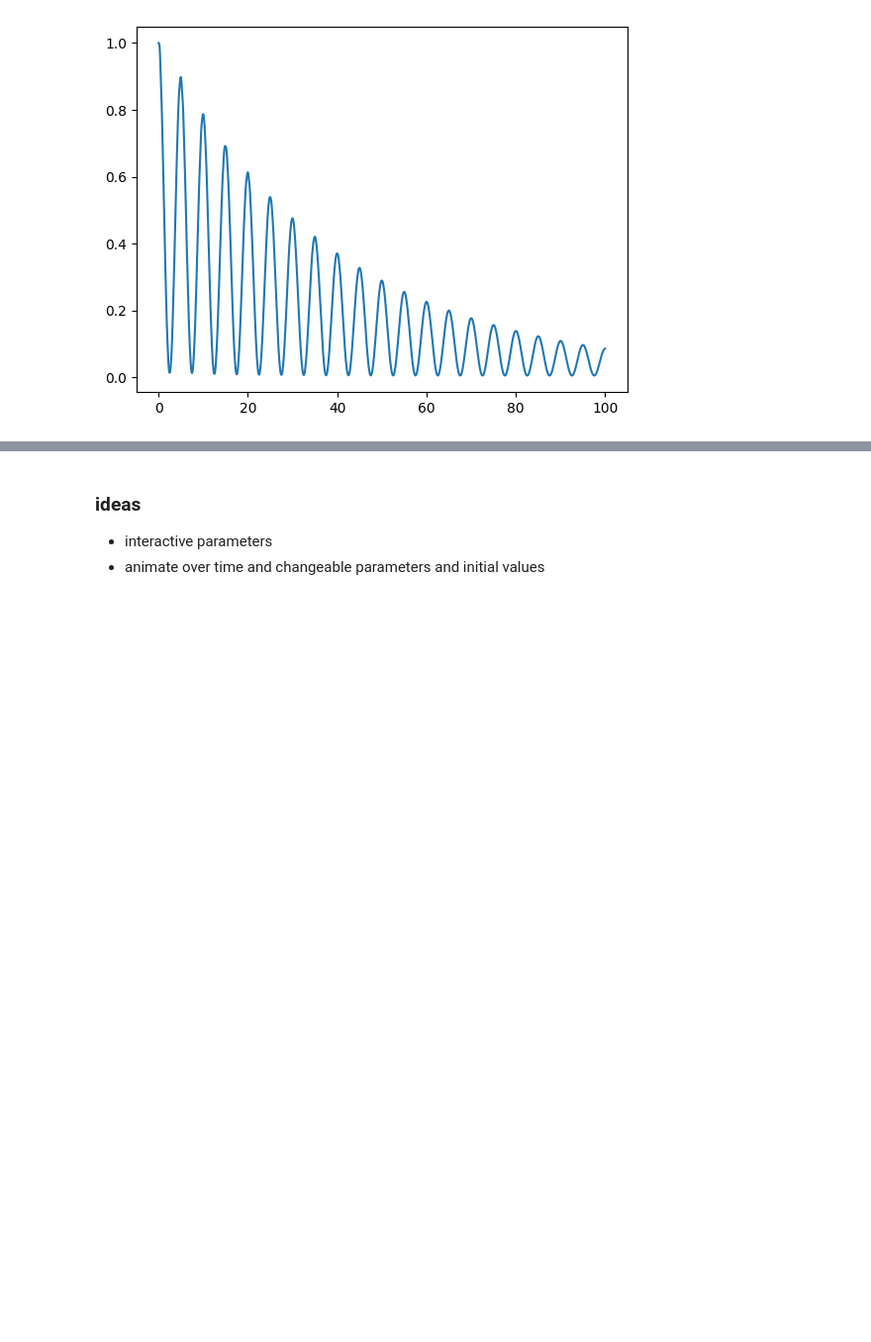
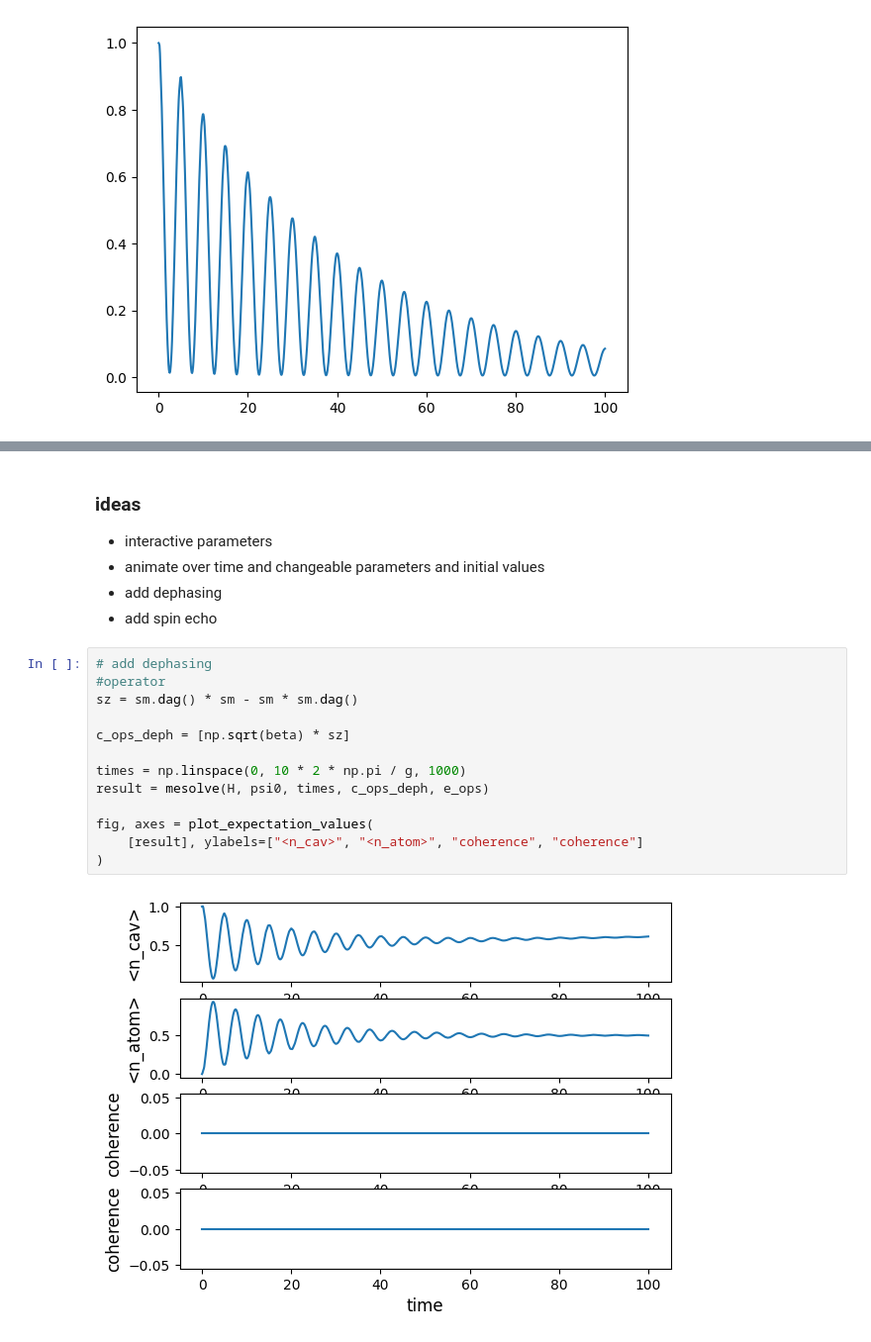
Before and after one commit to sophia13242/Dissipative-Atom-Cavity, a Jupyter notebook: firstIdeas.ipynb, the cells around one changed output, grey strips where cells are left out. Shown at 99% size. Drawn from its saved outputs; the diff is of its cells as text; blank space fills up the shorter version.

```diff
--- a/firstIdeas.ipynb
+++ b/firstIdeas.ipynb
@@ -102,3 +103,20 @@ fig, axes = plot_expectation_values(
 ### ideas
 - interactive parameters
 - animate over time and changeable parameters and initial values
+- add dephasing
+- add spin echo
+# %%
+# add dephasing
+#operator
+sz = sm.dag() * sm - sm * sm.dag()
+
+c_ops_deph = [np.sqrt(beta) * sz]
+
+times = np.linspace(0, 10 * 2 * np.pi / g, 1000)
+result = mesolve(H, psi0, times, c_ops_deph, e_ops)
+
+fig, axes = plot_expectation_values(
+    [result], ylabels=["<n_cav>", "<n_atom>", "coherence", "coherence"]
+)
+# %% [output]
+[figure, added]
```
Also changed, not shown: parts of 9 cells of this notebook.
